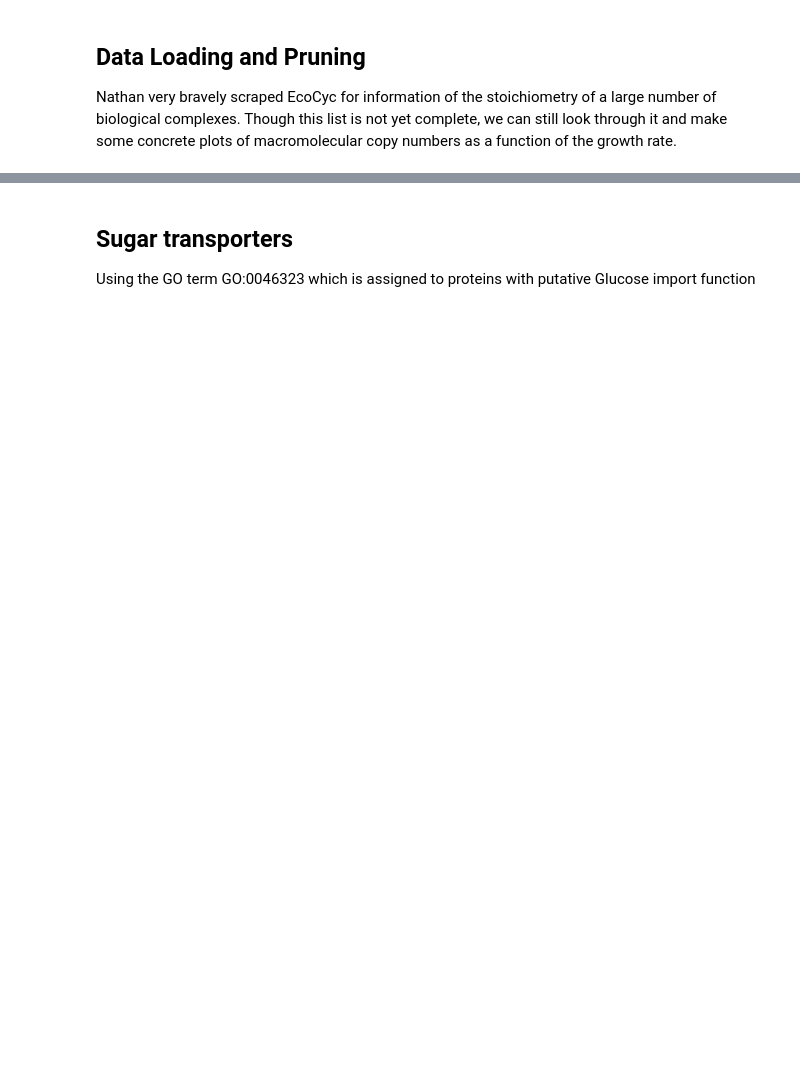
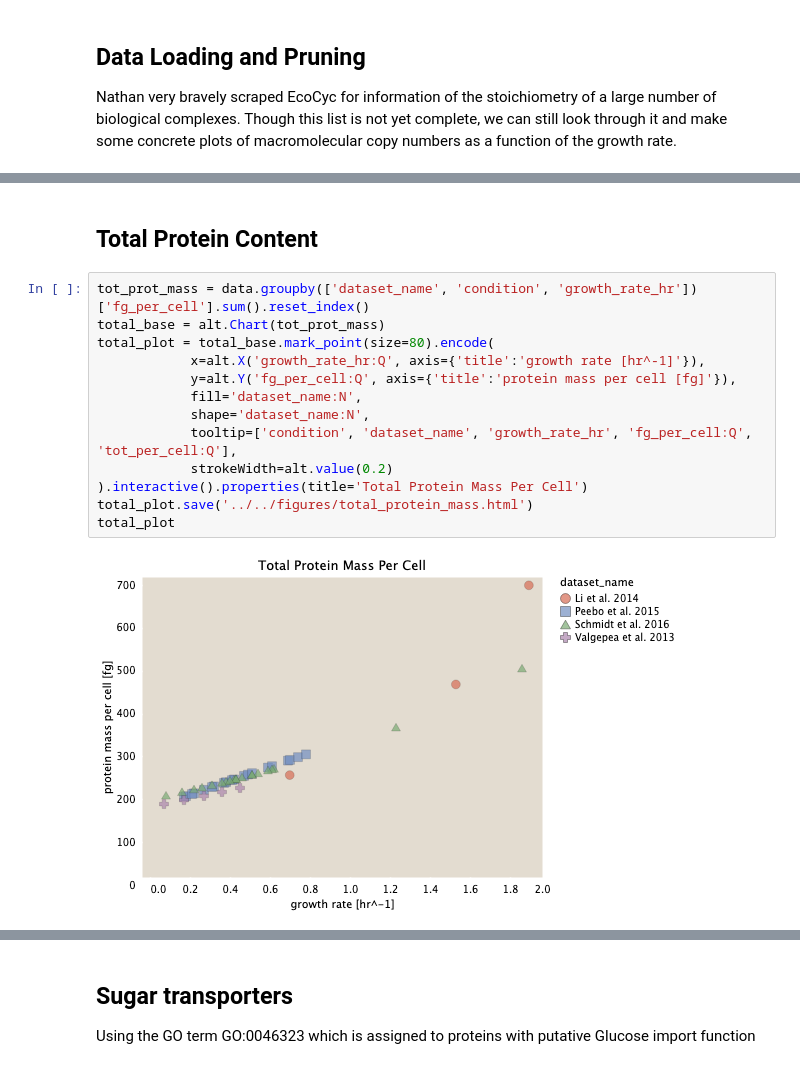
Before and after one commit to RPGroup-PBoC/growth_limits, a Jupyter notebook: code/exploratory/counting_molecular_complexes.ipynb, the cells around one changed output, grey strips where cells are left out. Cells and saved outputs as stored; diff of their text form; blank space fills up the shorter version.

```diff
--- a/code/exploratory/counting_molecular_complexes.ipynb
+++ b/code/exploratory/counting_molecular_complexes.ipynb
@@ -61,3 +46,20 @@ def plot_cplx(cplx):
 pn.Column(selector, plot_cplx)
 # %% [output]
 [interactive output not drawn]
+# %% [markdown]
+## Total Protein Content
+# %%
+tot_prot_mass = data.groupby(['dataset_name', 'condition', 'growth_rate_hr'])['fg_per_cell'].sum().reset_index()
+total_base = alt.Chart(tot_prot_mass)
+total_plot = total_base.mark_point(size=80).encode(
+            x=alt.X('growth_rate_hr:Q', axis={'title':'growth rate [hr^-1]'}),
+            y=alt.Y('fg_per_cell:Q', axis={'title':'protein mass per cell [fg]'}),
+            fill='dataset_name:N',
+            shape='dataset_name:N',
+            tooltip=['condition', 'dataset_name', 'growth_rate_hr', 'fg_per_cell:Q', 'tot_per_cell:Q'],
+            strokeWidth=alt.value(0.2)
+).interactive().properties(title='Total Protein Mass Per Cell')
+total_plot.save('../../figures/total_protein_mass.html')
+total_plot
+# %% [output]
+[figure, added]
```
Also changed, not shown: parts of 22 cells of this notebook, 14 other files.
